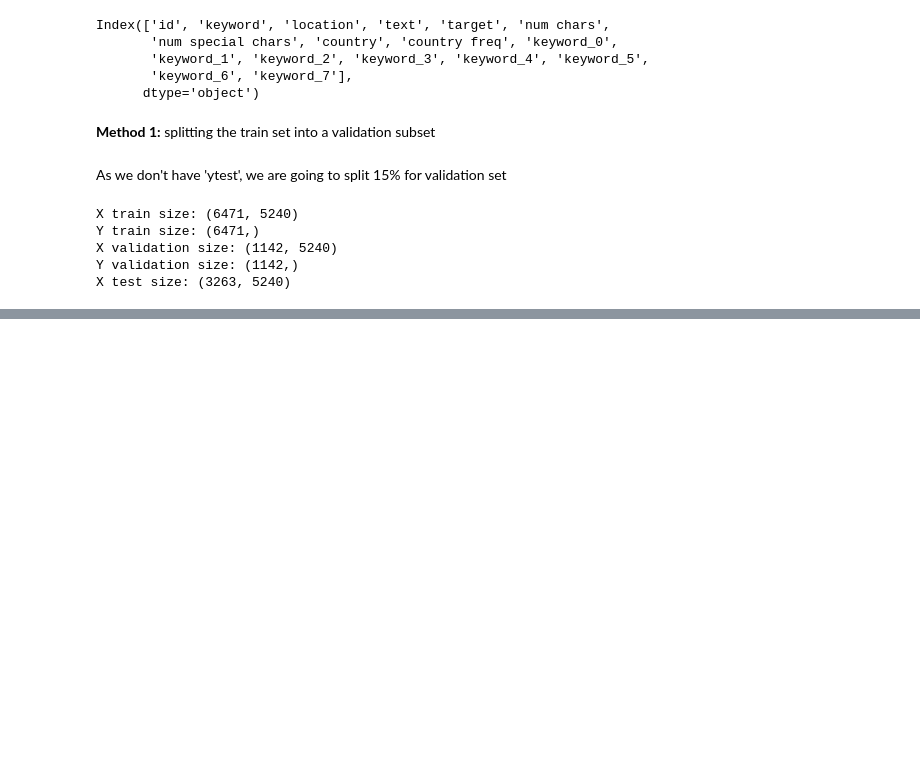
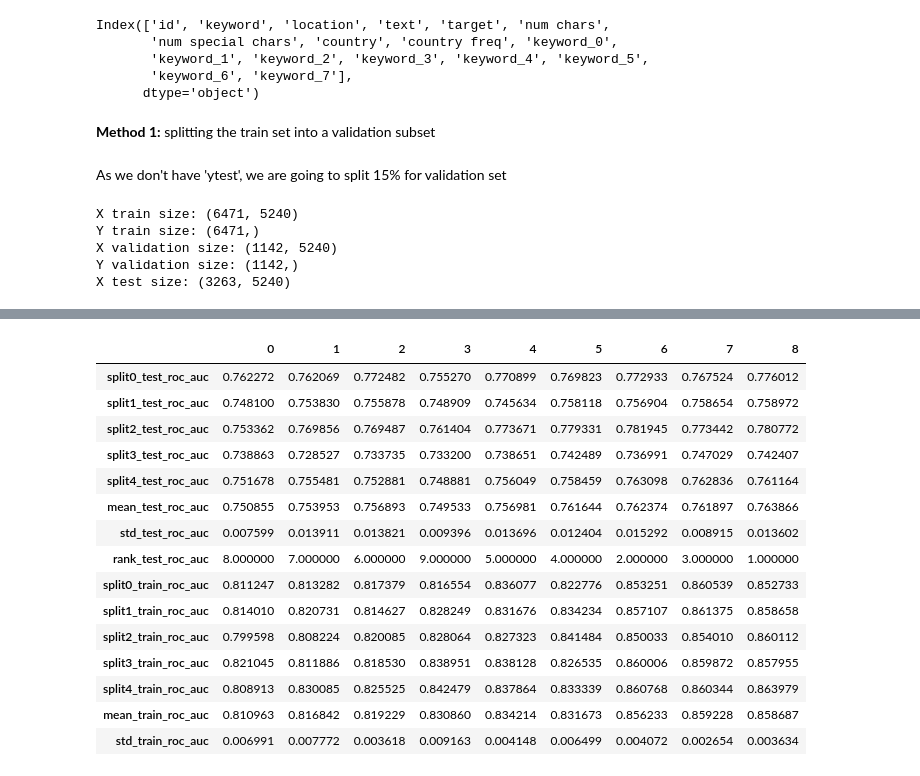
Before and after one commit to raissalohanna/DataLab-FinalProject, a Jupyter notebook: NLP Tweet Disaster.ipynb, the cells around one changed output, grey strips where cells are left out. Saved outputs shown, nothing was run; the diff lists cells and outputs as text; code cells hidden in the pictures; blank space fills up the shorter version.

```diff
--- a/NLP Tweet Disaster.ipynb
+++ b/NLP Tweet Disaster.ipynb
@@ -1001 +1010,4 @@ pd.DataFrame(ypred_RF)
 1142 rows × 2 columns
+# %%
+results_df = pd.DataFrame(results)
+results_df.columns
@@ -1001,0 +1029,20 @@ pd.DataFrame(ypred_RF)
+# %%
+roc_results = results_df[[x for x in results_df.columns if 'roc_auc' in x]].T
+roc_results
+# %% [output]
+|  | 0 | 1 | 2 | 3 | 4 | 5 | 6 | 7 | 8 |
+| split0_test_roc_auc | 0.762272 | 0.762069 | 0.772482 | 0.755270 | 0.770899 | 0.769823 | 0.772933 | 0.767524 | 0.776012 |
+| split1_test_roc_auc | 0.748100 | 0.753830 | 0.755878 | 0.748909 | 0.745634 | 0.758118 | 0.756904 | 0.758654 | 0.758972 |
+| split2_test_roc_auc | 0.753362 | 0.769856 | 0.769487 | 0.761404 | 0.773671 | 0.779331 | 0.781945 | 0.773442 | 0.780772 |
+| split3_test_roc_auc | 0.738863 | 0.728527 | 0.733735 | 0.733200 | 0.738651 | 0.742489 | 0.736991 | 0.747029 | 0.742407 |
+| split4_test_roc_auc | 0.751678 | 0.755481 | 0.752881 | 0.748881 | 0.756049 | 0.758459 | 0.763098 | 0.762836 | 0.761164 |
+| mean_test_roc_auc | 0.750855 | 0.753953 | 0.756893 | 0.749533 | 0.756981 | 0.761644 | 0.762374 | 0.761897 | 0.763866 |
+| std_test_roc_auc | 0.007599 | 0.013911 | 0.013821 | 0.009396 | 0.013696 | 0.012404 | 0.015292 | 0.008915 | 0.013602 |
+| rank_test_roc_auc | 8.000000 | 7.000000 | 6.000000 | 9.000000 | 5.000000 | 4.000000 | 2.000000 | 3.000000 | 1.000000 |
+| split0_train_roc_auc | 0.811247 | 0.813282 | 0.817379 | 0.816554 | 0.836077 | 0.822776 | 0.853251 | 0.860539 | 0.852733 |
+| split1_train_roc_auc | 0.814010 | 0.820731 | 0.814627 | 0.828249 | 0.831676 | 0.834234 | 0.857107 | 0.861375 | 0.858658 |
+| split2_train_roc_auc | 0.799598 | 0.808224 | 0.820085 | 0.828064 | 0.827323 | 0.841484 | 0.850033 | 0.854010 | 0.860112 |
+| split3_train_roc_auc | 0.821045 | 0.811886 | 0.818530 | 0.838951 | 0.838128 | 0.826535 | 0.860006 | 0.859872 | 0.857955 |
+| split4_train_roc_auc | 0.808913 | 0.830085 | 0.825525 | 0.842479 | 0.837864 | 0.833339 | 0.860768 | 0.860344 | 0.863979 |
+| mean_train_roc_auc | 0.810963 | 0.816842 | 0.819229 | 0.830860 | 0.834214 | 0.831673 | 0.856233 | 0.859228 | 0.858687 |
+| std_train_roc_auc | 0.006991 | 0.007772 | 0.003618 | 0.009163 | 0.004148 | 0.006499 | 0.004072 | 0.002654 | 0.003634 |
```
Also changed, not shown: parts of 31 cells of this notebook.
